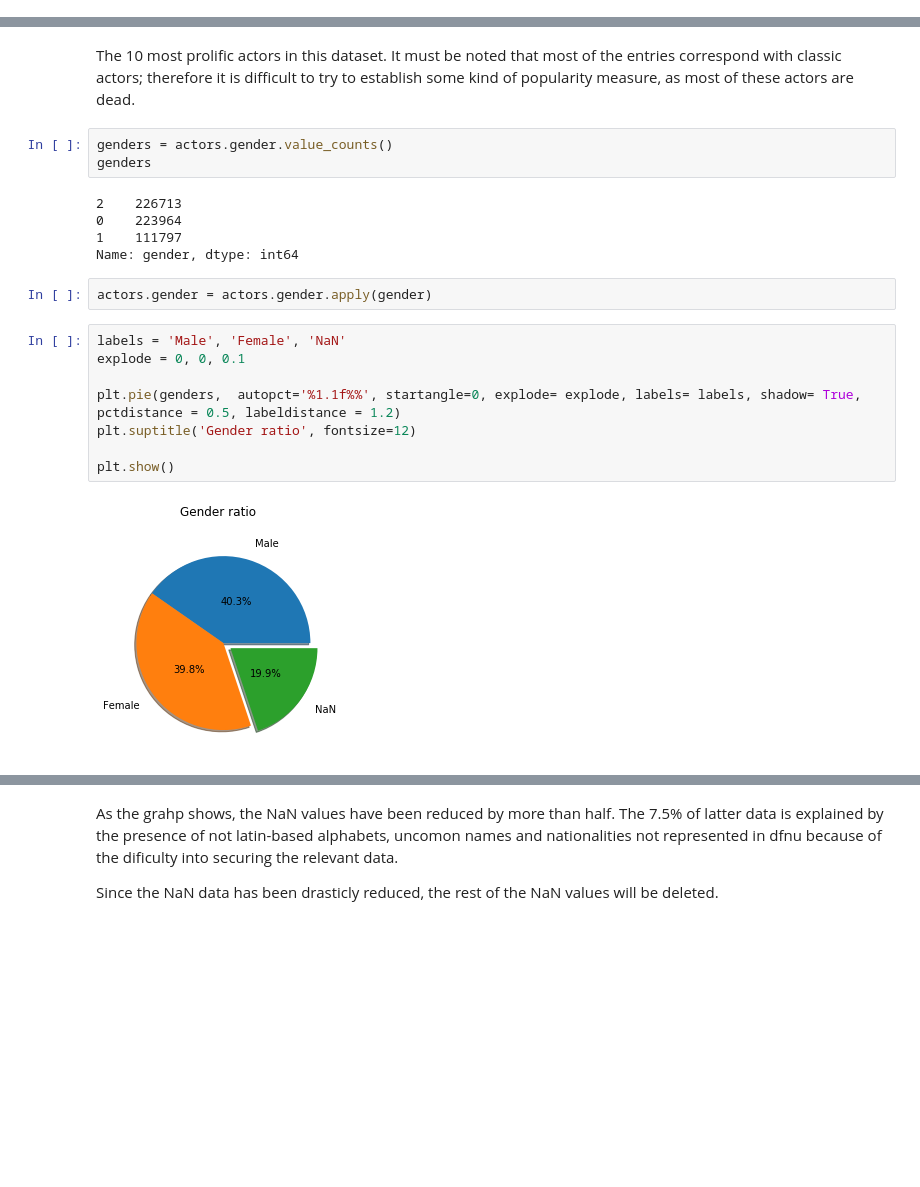
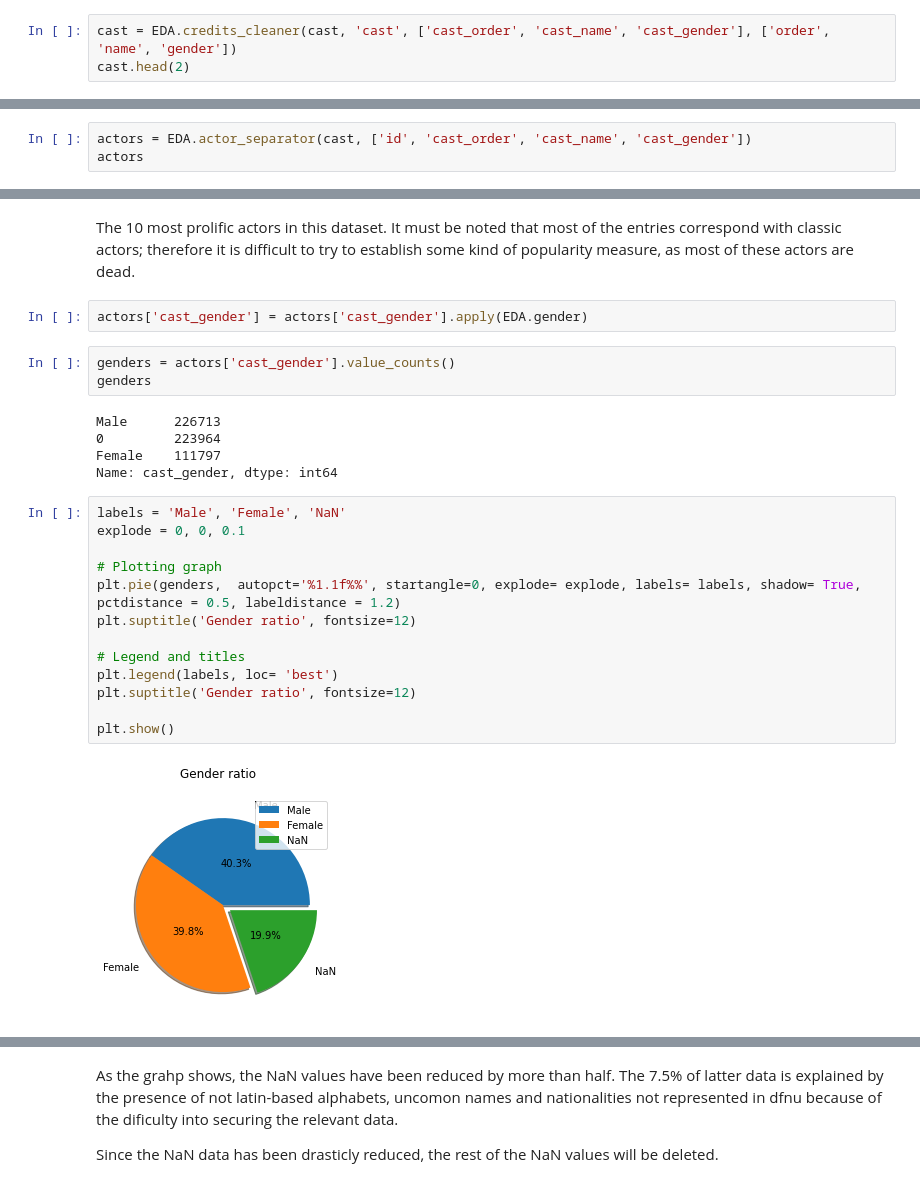
Before and after one commit to Dibmar/DAANMO_Project, a Jupyter notebook: Projects/DAANMO/credits_exp.ipynb, the cells around one changed output, grey strips where cells are left out. Drawn from its saved outputs; the diff is of its cells as text; blank space fills up the shorter version.

Commit message:
20/08/2020 DAANMO Project. Operation Clean-up: Cleaning and optimizing code in credits notebook

```diff
--- a/Projects/DAANMO/credits_exp.ipynb
+++ b/Projects/DAANMO/credits_exp.ipynb
@@ -123,0 +74,3 @@ Done
+# %%
+cast = EDA.credits_cleaner(cast, 'cast', ['cast_order', 'cast_name', 'cast_gender'], ['order', 'name', 'gender'])
+cast.head(2)
@@ -123,0 +112,3 @@ Done
+# %%
+actors = EDA.actor_separator(cast, ['id', 'cast_order', 'cast_name', 'cast_gender'])
+actors
@@ -138,25 +143,30 @@ Name: name, dtype: int64
 # %% [markdown]
 The 10 most prolific actors in this dataset. It must be noted that most of the entries correspond with classic actors; therefore it is difficult to try to establish some kind of popularity measure, as most of these actors are dead.
+# %%
+actors['cast_gender'] = actors['cast_gender'].apply(EDA.gender)
 # %%
-genders = actors.gender.value_counts()
+genders = actors['cast_gender'].value_counts()
 genders
 # %% [output]
-2    226713
-0    223964
-1    111797
-Name: gender, dtype: int64
+Male      226713
+0         223964
+Female    111797
+Name: cast_gender, dtype: int64
-# %%
-actors.gender = actors.gender.apply(gender)
 # %%
 labels = 'Male', 'Female', 'NaN'
 explode = 0, 0, 0.1
 
+# Plotting graph
 plt.pie(genders,  autopct='%1.1f%%', startangle=0, explode= explode, labels= labels, shadow= True, pctdistance = 0.5, labeldistance = 1.2)
 plt.suptitle('Gender ratio', fontsize=12)
 
+# Legend and titles
+plt.legend(labels, loc= 'best')
+plt.suptitle('Gender ratio', fontsize=12)
+
 plt.show()
 # %% [output]
-[figure, old version]
+[figure, new version]
 # %% [markdown]
 In order to resolve the NaN problem, it was thought that a solution involving the gender asotiation around names was a quick and easy one. As any names has a certain gender assigned to it. For that pourpose a function was developed (gender_search) and a new df created: dfnu (DataFrame Names Unique).
 
```
Also changed, not shown: parts of 23 cells of this notebook, 3 other files.
